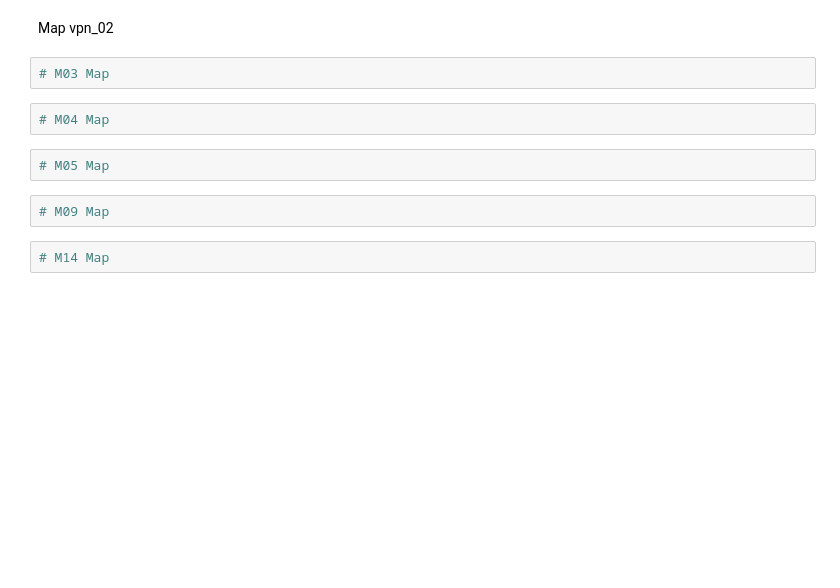
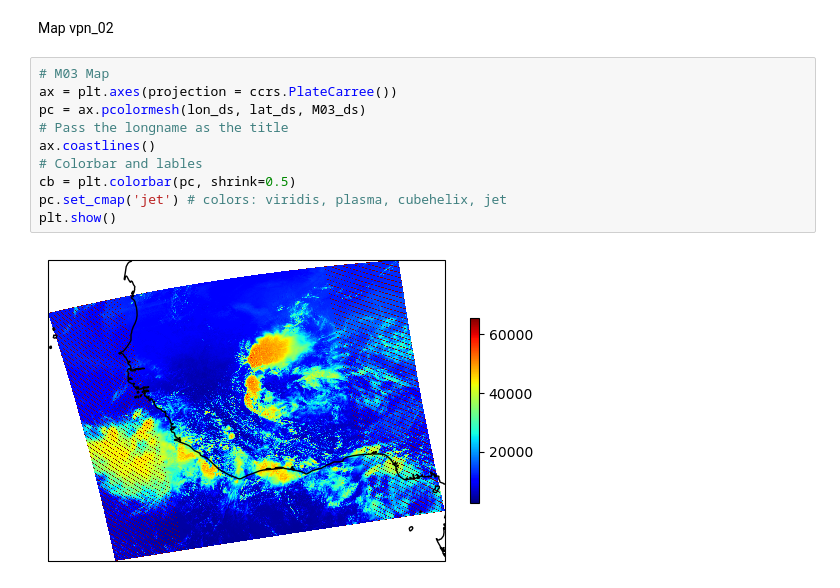
Before and after one commit to mwallace5270/Hello-World, a Jupyter notebook: Hello_VIIRS.ipynb, the cells around one changed output. Saved outputs shown, nothing was run; the diff lists cells and outputs as text; blank space fills up the shorter version.

Commit message:
finished mapping (colors need work)

```diff
--- a/Hello_VIIRS.ipynb
+++ b/Hello_VIIRS.ipynb
@@ -196,13 +196,15 @@ BT15_ds = open_ds['M15_brightness_temperature_lut'][open_ds['M15']]
 BT16_ds = open_ds['M16_brightness_temperature_lut'][open_ds['M16']]
 # %% [markdown]
 Map vpn_02
-# %%
-# M03 Map
-# %%
-# M04 Map
-# %%
-# M05 Map
-# %%
-# M09 Map
-# %%
-# M14 Map
+# %%
+# M03 Map
+ax = plt.axes(projection = ccrs.PlateCarree())
+pc = ax.pcolormesh(lon_ds, lat_ds, M03_ds)
+# Pass the longname as the title
+ax.coastlines()
+# Colorbar and lables
+cb = plt.colorbar(pc, shrink=0.5)
+pc.set_cmap('jet') # colors: viridis, plasma, cubehelix, jet
+plt.show()
+# %% [output]
+[figure, added]
```
Also changed, not shown: parts of 6 cells of this notebook.
